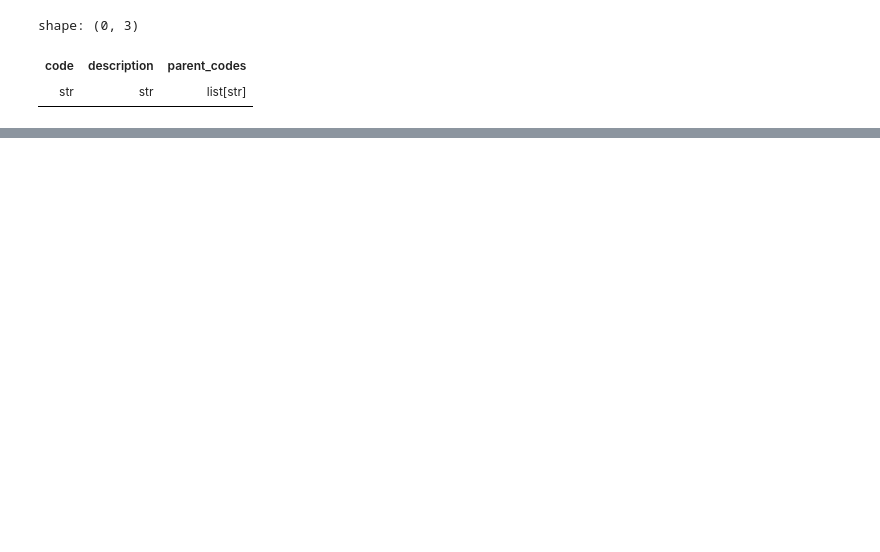
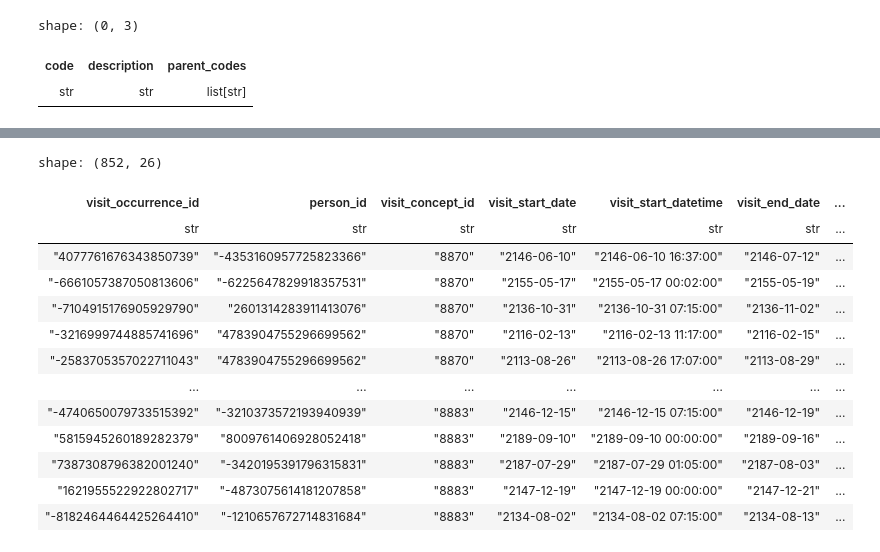
Before and after one commit to rvandewater/OMOP_MEDS, a Jupyter notebook: data_exploration.ipynb, the cells around one changed output, grey strips where cells are left out. Drawn from its saved outputs; the diff is of its cells as text; code cells hidden in the pictures; blank space fills up the shorter version.

```diff
--- a/data_exploration.ipynb
+++ b/data_exploration.ipynb
@@ -177,0 +178,17 @@ shape: (246_679, 29)
+# %%
+pl.read_parquet("/Users/robin/Documents/datasets/meds/miiv_demo_omop/pre_MEDS/visits.parquet").with_columns(pl.col("visit_source_concept_id").cast(pl.Int64)).join(concept, left_on="visit_source_concept_id", right_on="concept_id")
+# %% [output]
+shape: (852, 26)
+| visit_occurrence_id | person_id | visit_concept_id | visit_start_date | visit_start_datetime | visit_end_date | ... |
+| str | str | str | str | str | str | ... |
+| "4077761676343850739" | "-4353160957725823366" | "8870" | "2146-06-10" | "2146-06-10 16:37:00" | "2146-07-12" | ... |
+| "-6661057387050813606" | "-6225647829918357531" | "8870" | "2155-05-17" | "2155-05-17 00:02:00" | "2155-05-19" | ... |
+| "-7104915176905929790" | "2601314283911413076" | "8870" | "2136-10-31" | "2136-10-31 07:15:00" | "2136-11-02" | ... |
+| "-3216999744885741696" | "4783904755296699562" | "8870" | "2116-02-13" | "2116-02-13 11:17:00" | "2116-02-15" | ... |
+| "-2583705357022711043" | "4783904755296699562" | "8870" | "2113-08-26" | "2113-08-26 17:07:00" | "2113-08-29" | ... |
+| … | … | … | … | … | … | ... |
+| "-4740650079733515392" | "-3210373572193940939" | "8883" | "2146-12-15" | "2146-12-15 07:15:00" | "2146-12-19" | ... |
+| "5815945260189282379" | "8009761406928052418" | "8883" | "2189-09-10" | "2189-09-10 00:00:00" | "2189-09-16" | ... |
+| "7387308796382001240" | "-3420195391796315831" | "8883" | "2187-07-29" | "2187-07-29 01:05:00" | "2187-08-03" | ... |
+| "1621955522922802717" | "-4873075614181207858" | "8883" | "2147-12-19" | "2147-12-19 00:00:00" | "2147-12-21" | ... |
+| "-8182464464425264410" | "-1210657672714831684" | "8883" | "2134-08-02" | "2134-08-02 07:15:00" | "2134-08-13" | ... |
```
Also changed, not shown: parts of 2 cells of this notebook, 5 other files.
